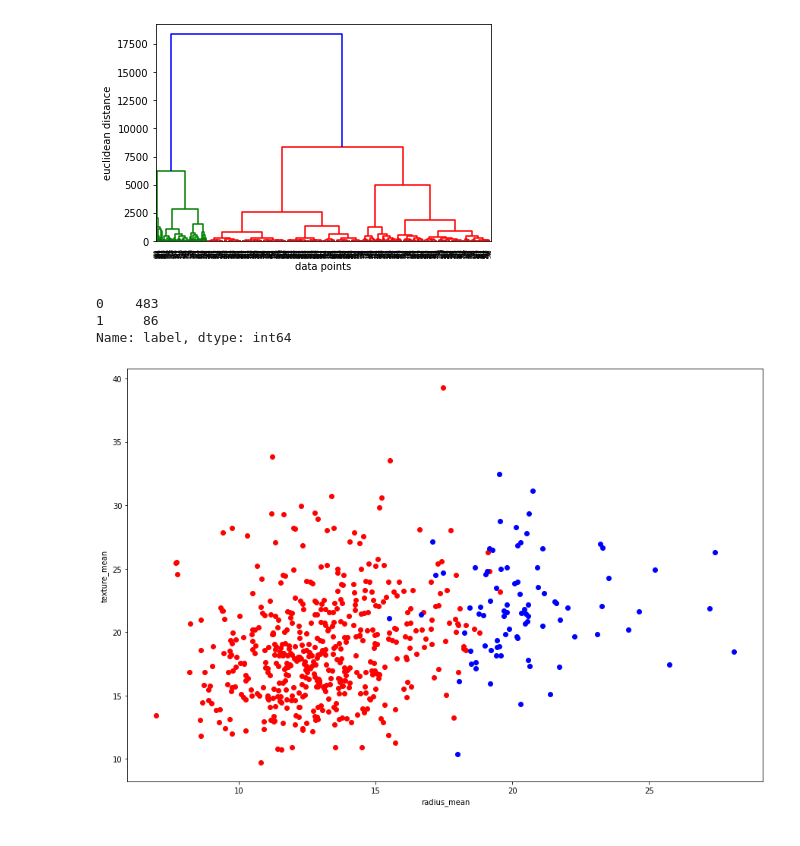
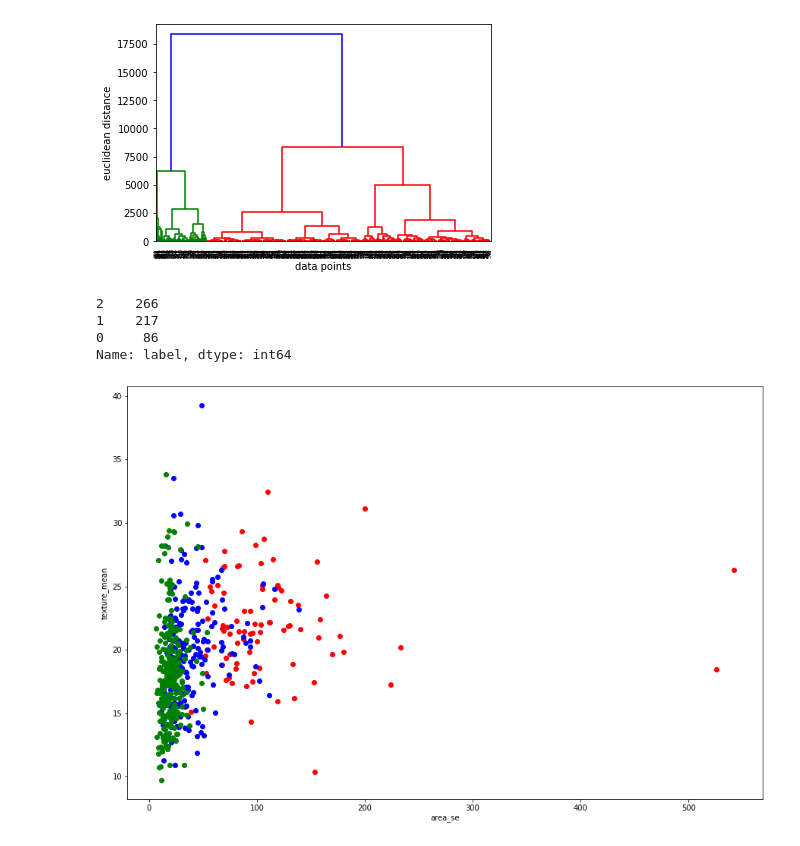
Before and after one commit to cagBRT/Machine-Learning, a Jupyter notebook: HierarchicalClustering4.ipynb, the cells around one changed output. Drawn from its saved outputs; the diff is of its cells as text; code cells hidden in the pictures.

```diff
--- a/HierarchicalClustering4.ipynb
+++ b/HierarchicalClustering4.ipynb
@@ -20,6 +34,6 @@ import os
 # %%
 # Read and upload data
-data = pd.read_csv("datasets_180_408_data.csv")
+data = pd.read_csv("breast_cancer_data.csv")
 # %%
 # We don't need id and NaN data.
 data.drop(["Unnamed: 32", "id"], axis = 1, inplace = True)
@@ -96,24 +117,26 @@ plt.show()
 # %% [output]
 [figure]
 # %%
-from sklearn.cluster import AgglomerativeClustering
-hc = AgglomerativeClustering(n_clusters = 2, affinity = "euclidean", linkage = "ward")
+hc = AgglomerativeClustering(n_clusters = 3, affinity = "euclidean", linkage = "ward")
 cluster = hc.fit_predict(dataWithoutLabels)
 dataWithoutLabels["label"] = cluster
 # %%
 dataWithoutLabels.label.value_counts()
 # %% [output]
-0    483
-1     86
+2    266
+1    217
+0     86
 Name: label, dtype: int64
 # %%
 # Data after hierarchical clustering
 
 plt.figure(figsize = (15, 10))
-plt.scatter(dataWithoutLabels["radius_mean"][dataWithoutLabels.label == 0], dataWithoutLabels["texture_mean"][dataWithoutLabels.label == 0], color = "red")
-plt.scatter(dataWithoutLabels["radius_mean"][dataWithoutLabels.label == 1], dataWithoutLabels["texture_mean"][dataWithoutLabels.label == 1], color = "blue")
-plt.xlabel("radius_mean")
+plt.scatter(dataWithoutLabels["area_se"][dataWithoutLabels.label == 0], dataWithoutLabels["texture_mean"][dataWithoutLabels.label == 0], color = "red")
+plt.scatter(dataWithoutLabels["area_se"][dataWithoutLabels.label == 1], dataWithoutLabels["texture_mean"][dataWithoutLabels.label == 1], color = "blue")
+plt.scatter(dataWithoutLabels["area_se"][dataWithoutLabels.label == 2], dataWithoutLabels["texture_mean"][dataWithoutLabels.label == 2], color = "green")
+plt.xlabel("area_se")
 plt.ylabel("texture_mean")
+
 plt.show()
 # %% [output]
-[figure, old version]
+[figure, new version]
```
Also changed, not shown: parts of 8 cells of this notebook.
